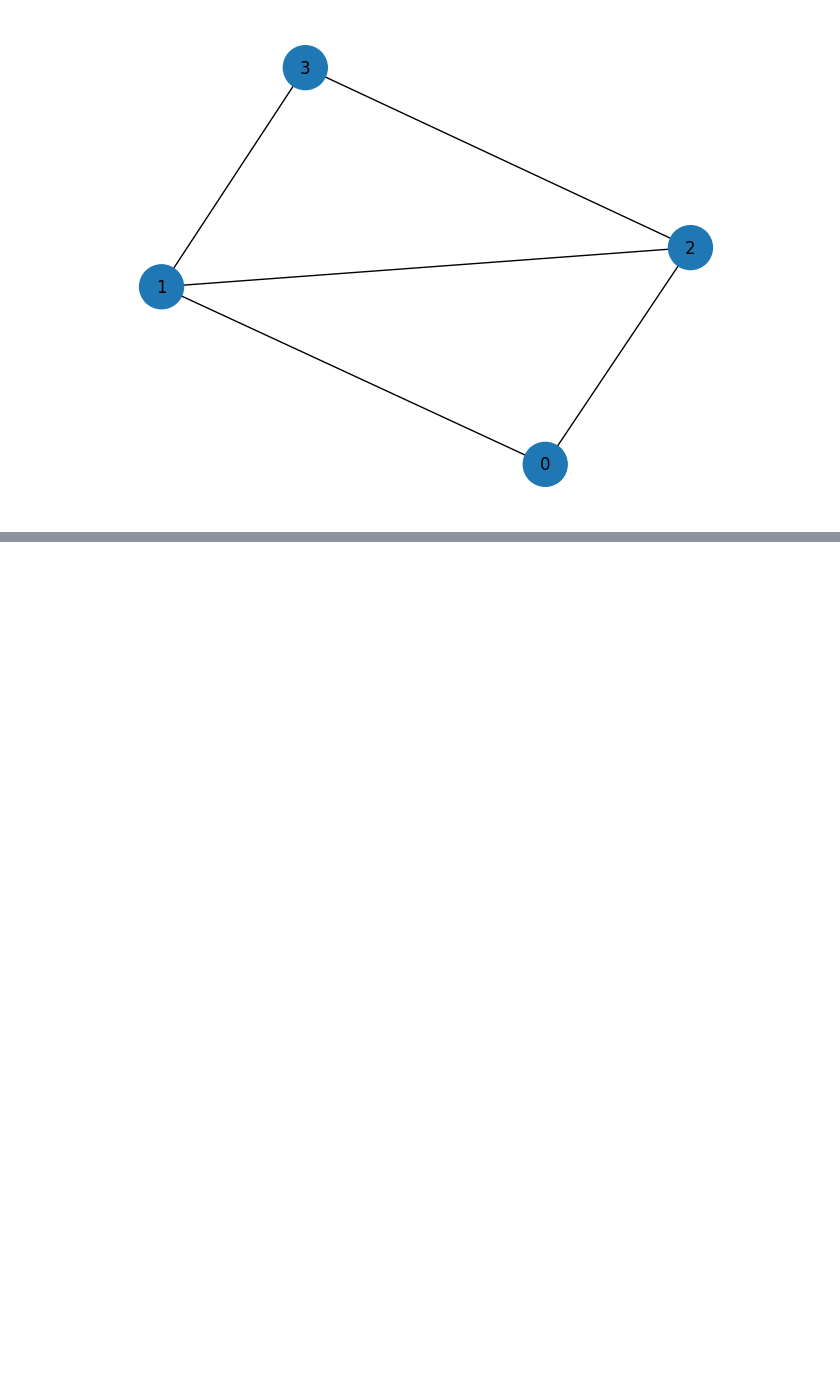
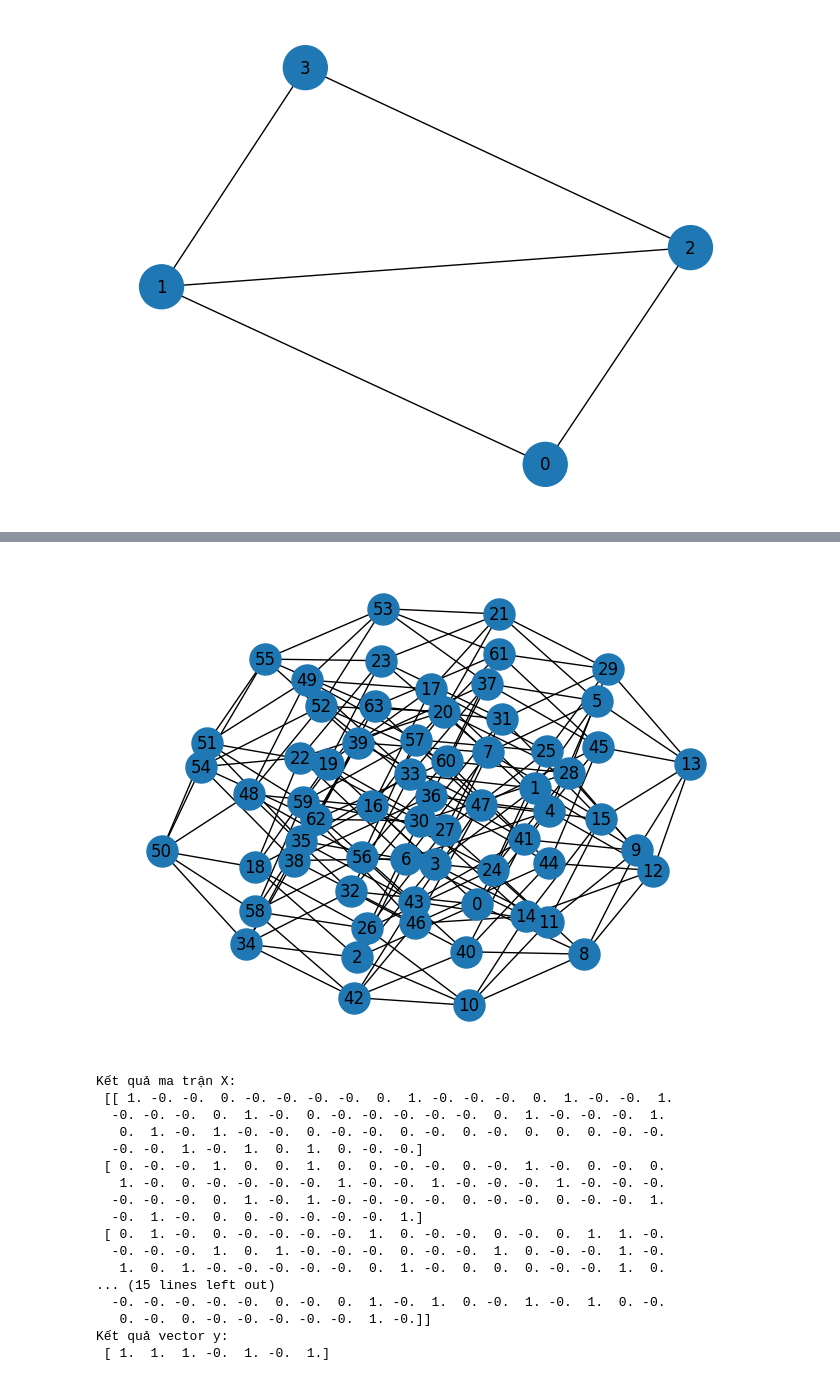
Before and after one commit to kyle-paul/pima, a Jupyter notebook: Notebook.ipynb, the cells around one changed output, grey strips where cells are left out. Cells and saved outputs as stored; diff of their text form; code cells hidden in the pictures; blank space fills up the shorter version.

```diff
--- a/Notebook.ipynb
+++ b/Notebook.ipynb
@@ -559,0 +572,22 @@ for j in range(x.shape[0]):
+# %%
+y = np.array([1, 1, 1, 0])
+x = np.array([
+    [1, 0, 0, 1],
+    [0, 0, 1, 0],
+    [0, 1, 0, 0],
+    [0, 0, 0, 0]
+])
+
+A = np.array([
+    [0, 1, 1, 0],
+    [1, 0, 1, 1],
+    [1, 1, 0, 1],
+    [0, 1, 1, 0]
+])
+
+for i in range(x.shape[1]):
+    assert sum(x[:,i]) == 1
+
+for j in range(x.shape[0]):
+    output = (x[j, :] + x[j, :] @ A)
+    assert np.all(output >= y[j])
@@ -646,0 +754,30 @@ draw_graph(A)
+# %%
+# 2^6
+V, A = hypercube(2**6)
+draw_graph(A)
+
+x, y = domatic_number(A)
+print("Kết quả ma trận X:\n", x)
+print("Kết quả vector y:\n", y)
+
+node_colors = assign_color(x, y)
+draw_graph(A, node_colors=node_colors)
+# %% [output]
+[figure, added]
+Kết quả ma trận X:
+ [[ 1. -0. -0.  0. -0. -0. -0. -0.  0.  1. -0. -0. -0.  0.  1. -0. -0.  1.
+  -0. -0. -0.  0.  1. -0.  0. -0. -0. -0. -0. -0.  0.  1. -0. -0. -0.  1.
+   0.  1. -0.  1. -0. -0.  0. -0. -0.  0. -0.  0. -0.  0.  0.  0. -0. -0.
+  -0. -0.  1. -0.  1.  0.  1.  0. -0. -0.]
+ [ 0. -0. -0.  1.  0.  0.  1.  0.  0. -0. -0.  0. -0.  1. -0.  0. -0.  0.
+   1. -0.  0. -0. -0. -0. -0.  1. -0. -0.  1. -0. -0. -0.  1. -0. -0. -0.
+  -0. -0. -0.  0.  1. -0.  1. -0. -0. -0. -0.  0. -0. -0.  0. -0. -0.  1.
+  -0.  1. -0.  0.  0. -0. -0. -0. -0.  1.]
+ [ 0.  1. -0.  0. -0. -0. -0. -0.  1.  0. -0. -0.  0. -0.  0.  1.  1. -0.
+  -0. -0. -0.  1.  0.  1. -0. -0. -0.  0. -0. -0.  1.  0. -0. -0.  1. -0.
+   1.  0.  1. -0. -0. -0. -0. -0.  0.  1. -0.  0.  0.  0. -0. -0.  1.  0.
+... (15 lines left out)
+  -0. -0. -0. -0. -0.  0. -0.  0.  1. -0.  1.  0. -0.  1. -0.  1.  0. -0.
+   0. -0.  0. -0. -0. -0. -0. -0.  1. -0.]]
+Kết quả vector y:
+ [ 1.  1.  1. -0.  1. -0.  1.]
```
Also changed, not shown: parts of 24 cells of this notebook.
